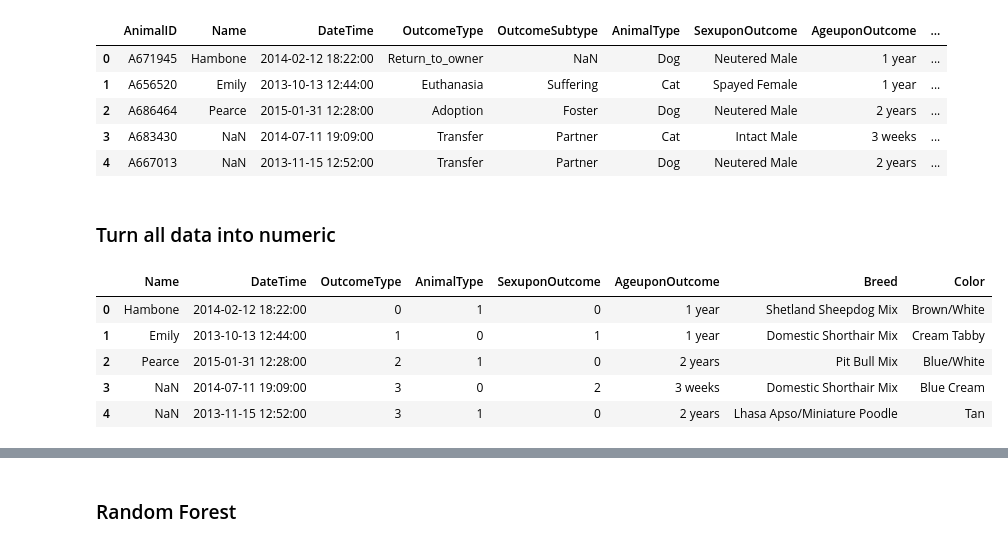
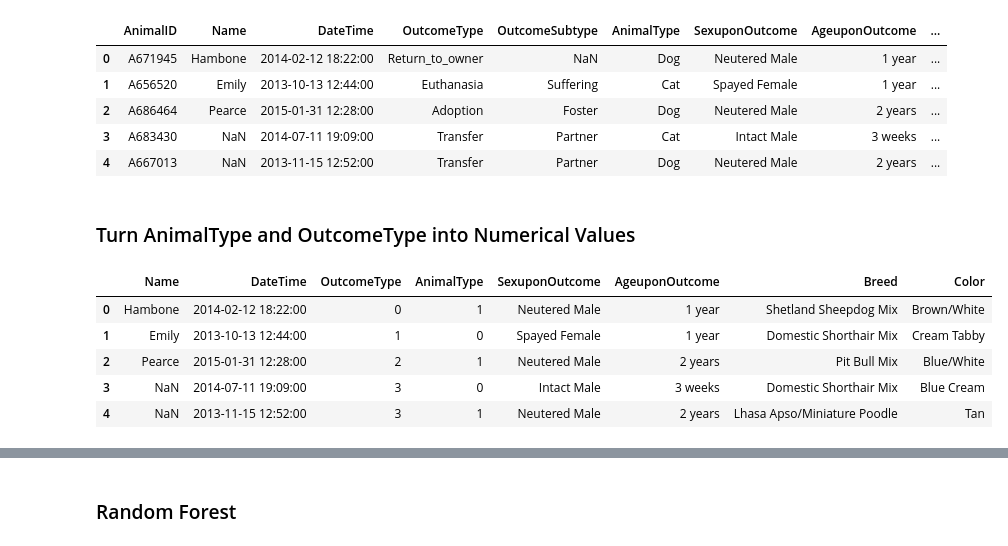
Before and after one commit to cedrictongg/CS5661_DataScience, a Jupyter notebook: FinalProject_Master.ipynb, the cells around one changed output, grey strips where cells are left out. Saved outputs shown, nothing was run; the diff lists cells and outputs as text; code cells hidden in the pictures.

```diff
--- a/FinalProject_Master.ipynb
+++ b/FinalProject_Master.ipynb
@@ -25,26 +27,22 @@ data.head()
 # %%
 # these tables we decided would not have any outcome to our project
 data.drop(['AnimalID', 'OutcomeSubtype'], axis=1, inplace=True)
-# %% [markdown]
-### Turn all data into numeric
+# %% [markdown]
+### Turn AnimalType and OutcomeType into Numerical Values
 # %%
-# turn all data into numerical
+# cats and dogs to 0 and 1
 data['AnimalType'] = data['AnimalType'].map({'Cat': 0, 'Dog': 1})
 
 # different approach since there is more than two values
 outcome_unique = data['OutcomeType'].unique()
 outcome_numeric = dict(zip(outcome_unique, range(len(outcome_unique))))
 data['OutcomeType'] = data['OutcomeType'].replace(outcome_numeric)
 
-sex_unique = data['SexuponOutcome'].unique()
-sex_numeric = dict(zip(sex_unique, range(len(sex_unique))))
-data['SexuponOutcome'] = data['SexuponOutcome'].replace(sex_numeric)
-
 data.head()
 # %% [output]
 |  | Name | DateTime | OutcomeType | AnimalType | SexuponOutcome | AgeuponOutcome | Breed | Color |
-| 0 | Hambone | 2014-02-12 18:22:00 | 0 | 1 | 0 | 1 year | Shetland Sheepdog Mix | Brown/White |
-| 1 | Emily | 2013-10-13 12:44:00 | 1 | 0 | 1 | 1 year | Domestic Shorthair Mix | Cream Tabby |
-| 2 | Pearce | 2015-01-31 12:28:00 | 2 | 1 | 0 | 2 years | Pit Bull Mix | Blue/White |
-| 3 | NaN | 2014-07-11 19:09:00 | 3 | 0 | 2 | 3 weeks | Domestic Shorthair Mix | Blue Cream |
-| 4 | NaN | 2013-11-15 12:52:00 | 3 | 1 | 0 | 2 years | Lhasa Apso/Miniature Poodle | Tan |
+| 0 | Hambone | 2014-02-12 18:22:00 | 0 | 1 | Neutered Male | 1 year | Shetland Sheepdog Mix | Brown/White |
+| 1 | Emily | 2013-10-13 12:44:00 | 1 | 0 | Spayed Female | 1 year | Domestic Shorthair Mix | Cream Tabby |
+| 2 | Pearce | 2015-01-31 12:28:00 | 2 | 1 | Neutered Male | 2 years | Pit Bull Mix | Blue/White |
+| 3 | NaN | 2014-07-11 19:09:00 | 3 | 0 | Intact Male | 3 weeks | Domestic Shorthair Mix | Blue Cream |
+| 4 | NaN | 2013-11-15 12:52:00 | 3 | 1 | Neutered Male | 2 years | Lhasa Apso/Miniature Poodle | Tan |
```
Also changed, not shown: parts of 35 cells of this notebook, 1 other file.
